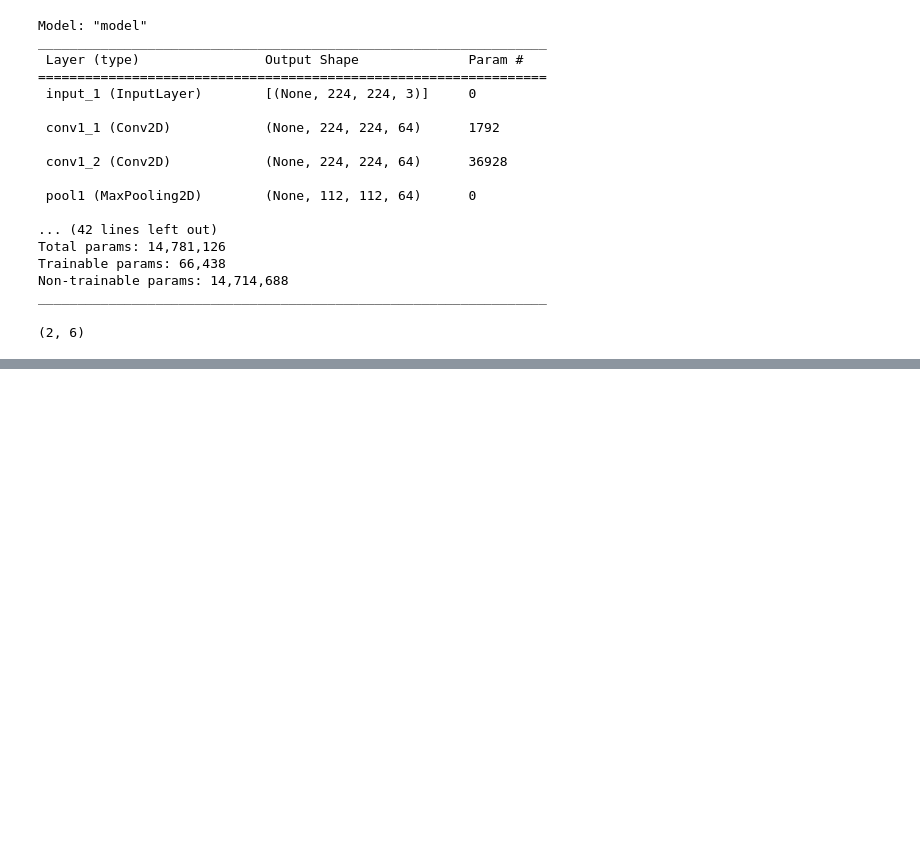
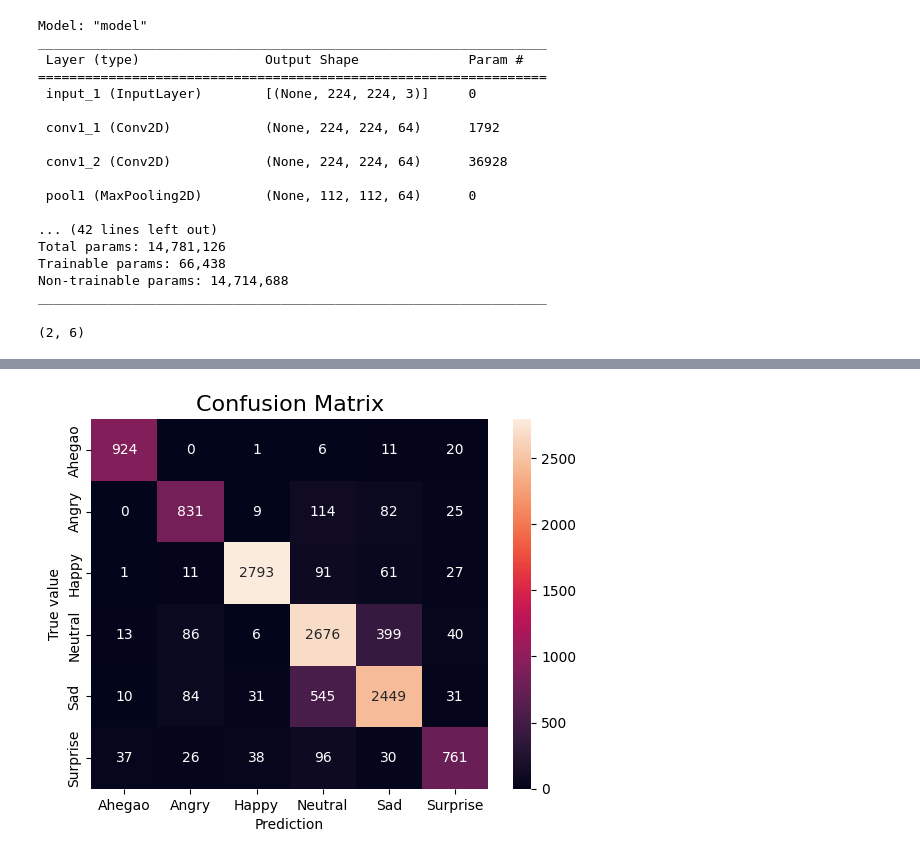
Before and after one commit to VishAvl/DL_CaseStudy2_Group1, a Jupyter notebook: 500224498_MonicaPatel/week-12-500224498.ipynb, the cells around one changed output, grey strips where cells are left out. Saved outputs shown, nothing was run; the diff lists cells and outputs as text; code cells hidden in the pictures; blank space fills up the shorter version.

```diff
--- a/500224498_MonicaPatel/week-12-500224498.ipynb
+++ b/500224498_MonicaPatel/week-12-500224498.ipynb
@@ -342,3 +387,8 @@ _________________________________________________________________
+# %%
+model2.compile(loss='categorical_crossentropy',
+                        optimizer=Adam(learning_rate=1e-6),
+                        metrics=['accuracy'])
 # %%
-history = model2.fit(train_datagen, epochs=EPOCHS, validation_data=test_datagen, callbacks=callbacks)
+EPOCHS = 15
+hist2 = model2.fit(train_datagen, epochs=EPOCHS, validation_data=test_datagen, callbacks=callbacks)
 # %% [output]
@@ -363,0 +416,5 @@ model.save("model.keras")
+# %%
+true_probs, pred_probs = predictions(model2, test_datagen)
+# %%
+true_labels = np.argmax(true_probs, axis=1)
+pred_labels = np.argmax(pred_probs, axis=1)
@@ -363,0 +437,6 @@ model.save("model.keras")
+# %%
+conf_matrix = confusion_matrix(true_labels, pred_labels)
+labels = list(train_datagen.class_indices.keys())
+plot_confusion_matrix(conf_matrix, labels)
+# %% [output]
+[figure, added]
```
Also changed, not shown: parts of 32 cells of this notebook.
